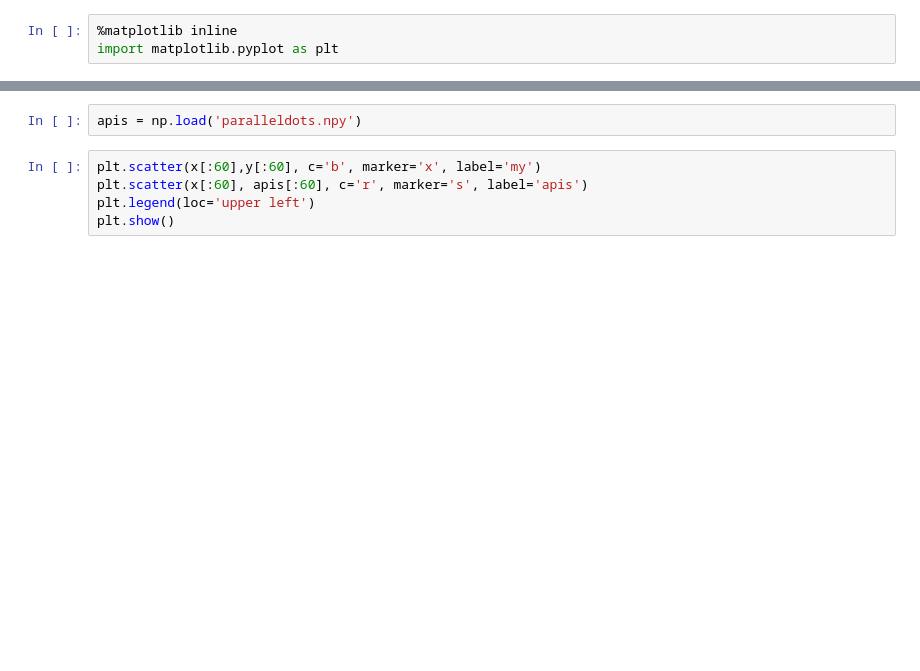
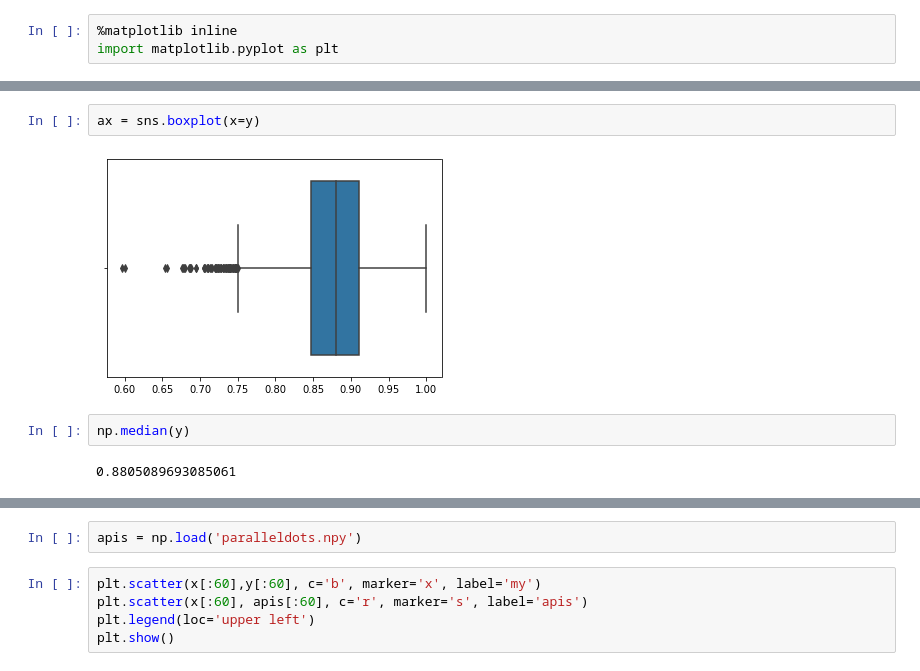
Before and after one commit to amitjslearn/semantic-textual-similarity, a Jupyter notebook: try3.ipynb, the cells around one changed output, grey strips where cells are left out. Cells and saved outputs as stored; diff of their text form; blank space fills up the shorter version.

```diff
--- a/try3.ipynb
+++ b/try3.ipynb
@@ -112,0 +142,8 @@ plt.show()
+# %%
+ax = sns.boxplot(x=y)
+# %% [output]
+[figure, added]
+# %%
+np.median(y)
+# %% [output]
+0.8805089693085061
```
Also changed, not shown: parts of 75 cells of this notebook.
